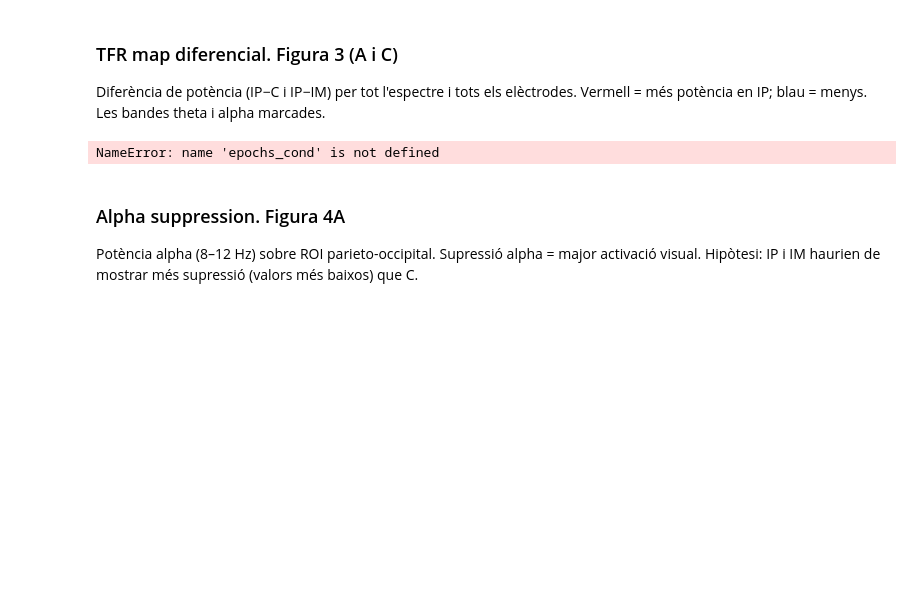
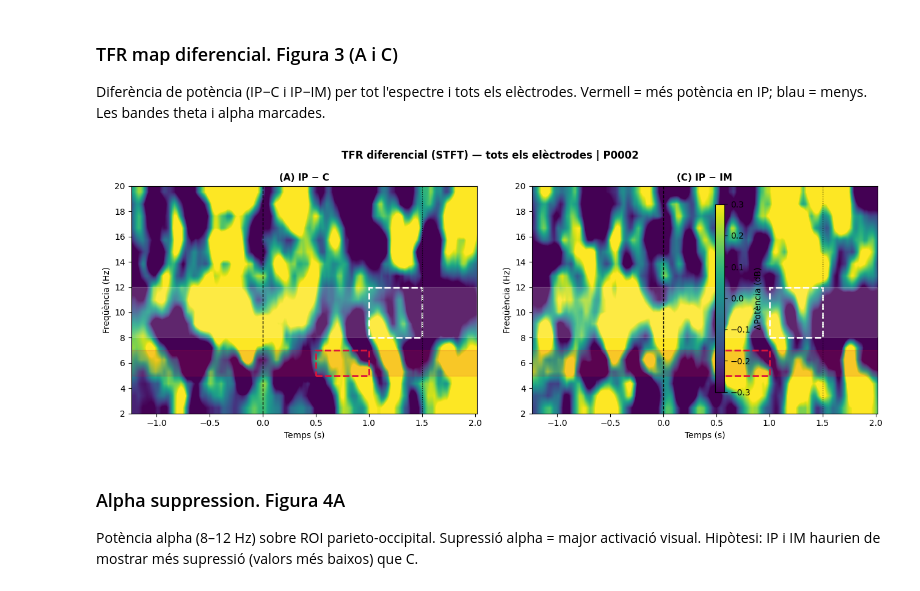
Before and after one commit to nilsduran/TFG, a Jupyter notebook: src/notebooks/01_exploració_dades.ipynb, the cells around one changed output. Saved outputs shown, nothing was run; the diff lists cells and outputs as text; code cells hidden in the pictures; blank space fills up the shorter version.

```diff
--- a/src/notebooks/01_exploració_dades.ipynb
+++ b/src/notebooks/01_exploració_dades.ipynb
@@ -326,10 +362,10 @@ plt.show()
 Diferència de potència (IP−C i IP−IM) per tot l'espectre i tots els elèctrodes.
 Vermell = més potència en IP; blau = menys. Les bandes theta i alpha marcades.
 # %%
-tfr_all_ch = {}
+tfr_cond_mean = {}
 for cond, ep in epochs_cond.items():
-    f, t, p_db = stft_power_db(ep, picks=ep.ch_names, freqs=FREQS_WIDE, baseline=BASELINE)
-    tfr_all_ch[cond] = {"freqs": f, "times": t, "data": p_db.mean(axis=0)}  # (n_ch, n_freq, n_t)
+    f, t, mean_db = stft_condition_mean_db_chunked(ep, freqs=FREQS_WIDE, baseline=BASELINE, ch_block=4)
+    tfr_cond_mean[cond] = {"freqs": f, "times": t, "mean_db": mean_db}  # (n_freq, n_t)
 
 VLIM = 0.3
 fig, axes = plt.subplots(1, 2, figsize=(13, 5))
@@ -338,37 +374,37 @@ contrasts = [
     ("C", "Incongruent_Pur", "Incongruent_Mixt", "IP − IM"),
 ]
 for ax, (panel, ca, cb, title) in zip(axes, contrasts):
-    diff = tfr_all_ch[ca]["data"].mean(axis=0) - tfr_all_ch[cb]["data"].mean(axis=0)
+    diff = tfr_cond_mean[ca]["mean_db"] - tfr_cond_mean[cb]["mean_db"]
     # Remove horizontal gradients by subtracting the mean across time at each frequency
     diff = diff - diff.mean(axis=1, keepdims=True)
-    t = tfr_all_ch[ca]["times"]
-    f = tfr_all_ch[ca]["freqs"]
+    t = tfr_cond_mean[ca]["times"]
+    f = tfr_cond_mean[ca]["freqs"]
     im = ax.imshow(
         diff,
         aspect="auto",
         origin="lower",
         cmap="viridis",
         extent=[t[0], t[-1], f[0], f[-1]],
         vmin=-VLIM,
         vmax=VLIM,
         interpolation="bilinear",
     )
     ax.axvline(0, color="black", linestyle="--", linewidth=1)
     ax.axvline(1.5, color="black", linestyle=":", linewidth=0.8)
     ax.axhspan(5, 7, color="crimson", alpha=0.15)
     ax.axhspan(8, 12, color="white", alpha=0.15, edgecolor="white", linewidth=1.5)
     ax.add_patch(Rectangle((0.5, 5), 0.5, 2, fill=False, edgecolor="crimson", linewidth=2, linestyle="--"))
     ax.add_patch(Rectangle((1.0, 8), 0.5, 4, fill=False, edgecolor="white", linewidth=2, linestyle="--"))
     ax.set_title(f"({panel}) {title}", fontsize=11, fontweight="bold")
     ax.set_xlabel("Temps (s)")
     ax.set_ylabel("Freqüència (Hz)")
 
 fig.colorbar(im, ax=axes.tolist(), label="ΔPotència (dB)", shrink=0.8)
 fig.suptitle(f"TFR diferencial (STFT) — tots els elèctrodes | {SUBJ}", fontsize=12, fontweight="bold")
 plt.tight_layout()
 plt.show()
 # %% [output]
-NameError: name 'epochs_cond' is not defined
+[figure, added]
 # %% [markdown]
 ### Alpha suppression. Figura 4A
 Potència alpha (8–12 Hz) sobre ROI parieto-occipital. Supressió alpha = major activació visual.
```
Also changed, not shown: parts of 16 cells of this notebook.
